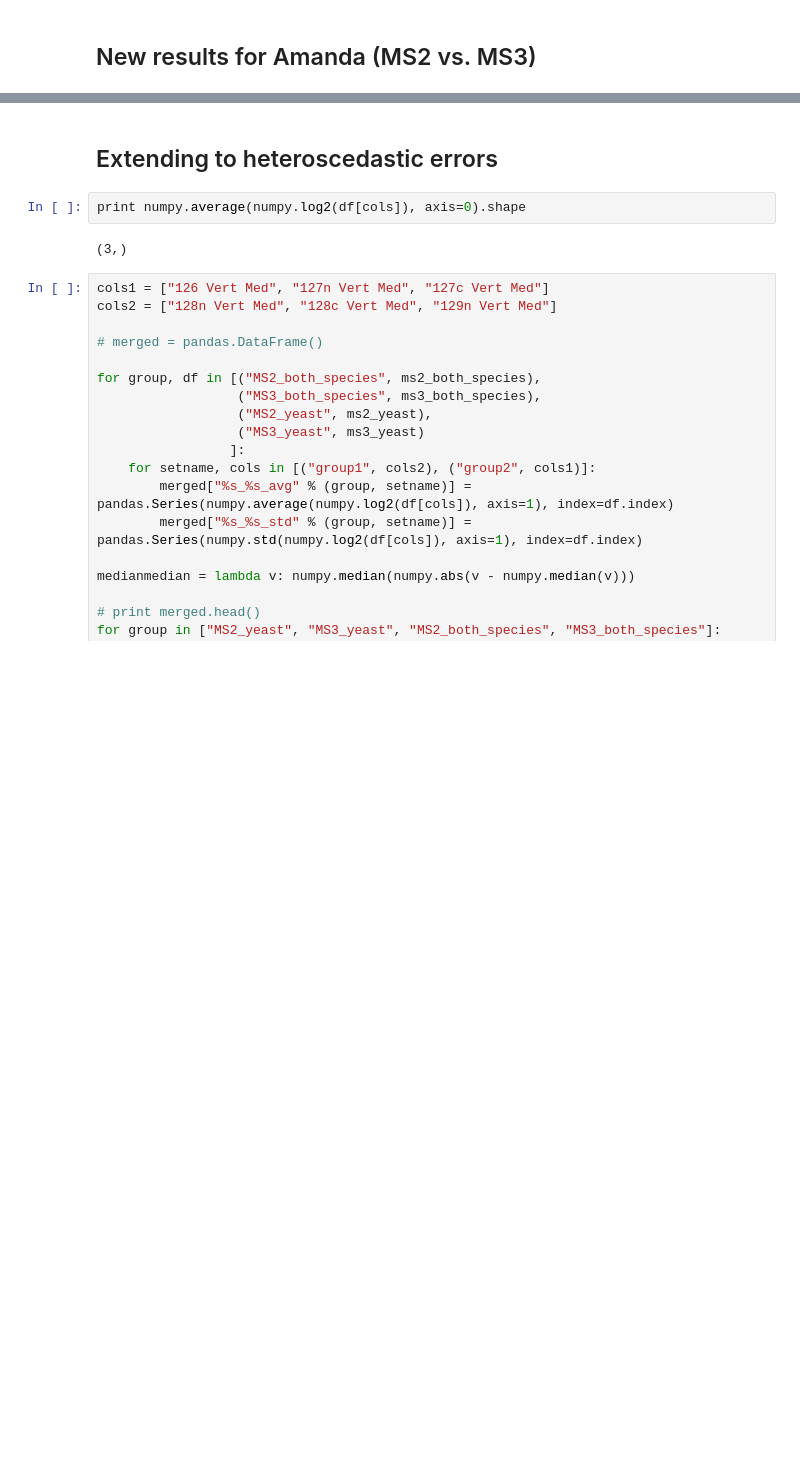
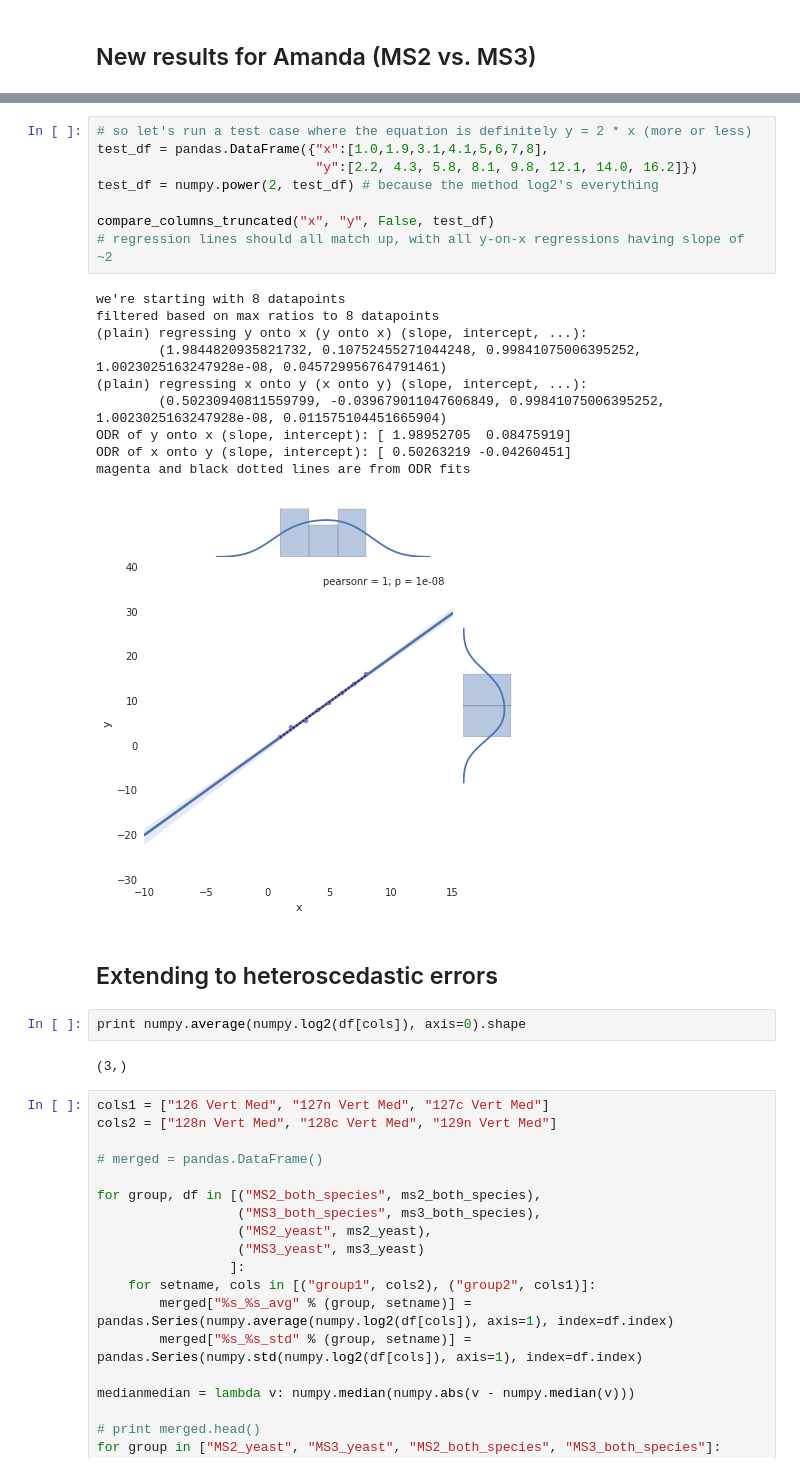
Before and after one commit to matted-zz/ipynb_test, a Jupyter notebook: Ratio comparison with errors in both variables.ipynb, the cells around one changed output, grey strips where cells are left out. Cells and saved outputs as stored; diff of their text form; blank space fills up the shorter version.

```diff
--- a/Ratio comparison with errors in both variables.ipynb
+++ b/Ratio comparison with errors in both variables.ipynb
@@ -124,3 +163,22 @@ magenta and black dotted lines are from ODR fits
+# %%
+# so let's run a test case where the equation is definitely y = 2 * x (more or less)
+test_df = pandas.DataFrame({"x":[1.0,1.9,3.1,4.1,5,6,7,8],
+                            "y":[2.2, 4.3, 5.8, 8.1, 9.8, 12.1, 14.0, 16.2]})
+test_df = numpy.power(2, test_df) # because the method log2's everything
+
+compare_columns_truncated("x", "y", False, test_df)
+# regression lines should all match up, with all y-on-x regressions having slope of ~2
+# %% [output]
+we're starting with 8 datapoints
+filtered based on max ratios to 8 datapoints
+(plain) regressing y onto x (y onto x) (slope, intercept, ...):
+        (1.9844820935821732, 0.10752455271044248, 0.99841075006395252, 1.0023025163247928e-08, 0.045729956764791461)
+(plain) regressing x onto y (x onto y) (slope, intercept, ...):
+        (0.50230940811559799, -0.039679011047606849, 0.99841075006395252, 1.0023025163247928e-08, 0.011575104451665904)
+ODR of y onto x (slope, intercept): [ 1.98952705  0.08475919]
+ODR of x onto y (slope, intercept): [ 0.50263219 -0.04260451]
+magenta and black dotted lines are from ODR fits
+[figure, added]
 # %% [markdown]
 ## Extending to heteroscedastic errors
 # %%
```
Also changed, not shown: parts of 10 cells of this notebook.
